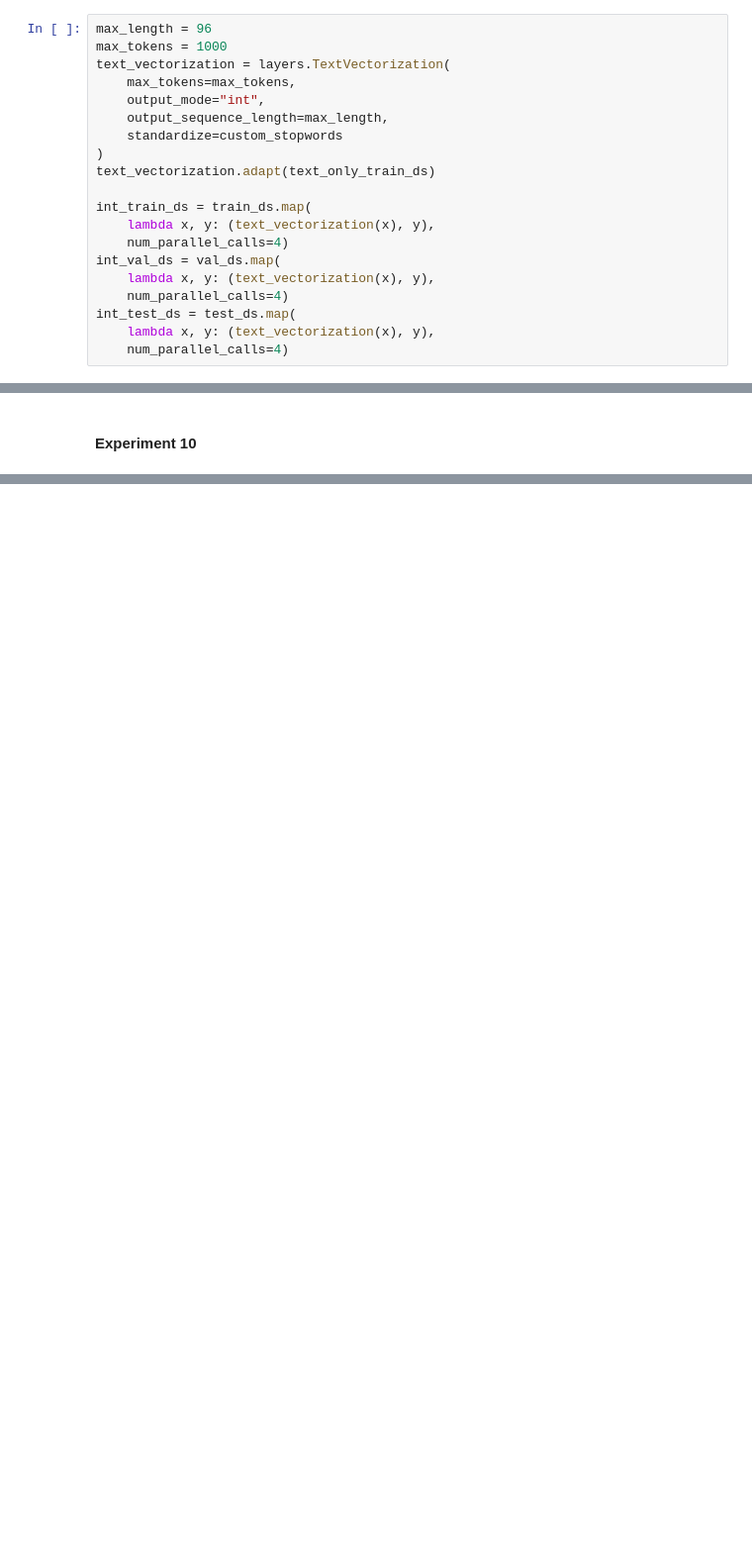
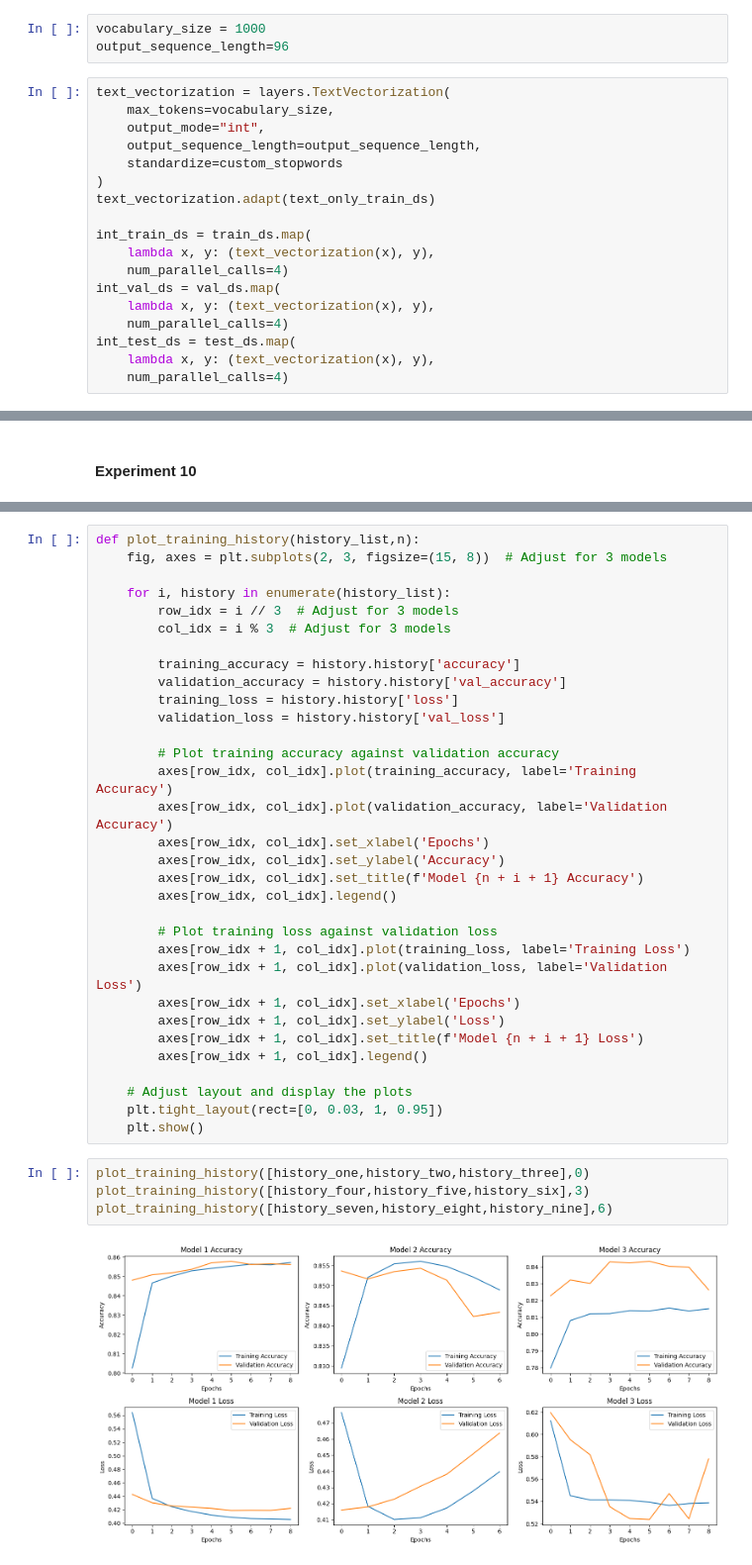
Before and after one commit to hayashady/NU_MSDS, a Jupyter notebook: 458 - Artificial Intelligence & Deep Learning/458.7 - Natural Language Processing: RNN, LTSM, 1D CNN/Assignment3Hayashi.ipynb, the cells around one changed output, grey strips where cells are left out. Shown at 99% size. Drawn from its saved outputs; the diff is of its cells as text; blank space fills up the shorter version.

```diff
--- a/458 - Artificial Intelligence & Deep Learning/458.7 - Natural Language Processing: RNN, LTSM, 1D CNN/Assignment3Hayashi.ipynb
+++ b/458 - Artificial Intelligence & Deep Learning/458.7 - Natural Language Processing: RNN, LTSM, 1D CNN/Assignment3Hayashi.ipynb
@@ -79,13 +85,14 @@ def custom_stopwords(input_text):
                                   ,'[%s]' % re.escape(string.punctuation)
                                   ,'')
     return tf.strings.regex_replace(stripped_punct, r'\b(' + r'|'.join(STOPWORDS) + r')\b\s*',"")
+# %%
+vocabulary_size = 1000
+output_sequence_length=96
 # %%
-max_length = 96
-max_tokens = 1000
 text_vectorization = layers.TextVectorization(
-    max_tokens=max_tokens,
+    max_tokens=vocabulary_size,
     output_mode="int",
-    output_sequence_length=max_length,
+    output_sequence_length=output_sequence_length,
     standardize=custom_stopwords
 )
 text_vectorization.adapt(text_only_train_ds)
@@ -204,0 +579,38 @@ pred_classes = np.argmax(model.predict(int_test_ds), axis=-1)
+# %%
+def plot_training_history(history_list,n):
+    fig, axes = plt.subplots(2, 3, figsize=(15, 8))  # Adjust for 3 models
+
+    for i, history in enumerate(history_list):
+        row_idx = i // 3  # Adjust for 3 models
+        col_idx = i % 3  # Adjust for 3 models
+
+        training_accuracy = history.history['accuracy']
+        validation_accuracy = history.history['val_accuracy']
+        training_loss = history.history['loss']
+        validation_loss = history.history['val_loss']
+
+        # Plot training accuracy against validation accuracy
+        axes[row_idx, col_idx].plot(training_accuracy, label='Training Accuracy')
+        axes[row_idx, col_idx].plot(validation_accuracy, label='Validation Accuracy')
+        axes[row_idx, col_idx].set_xlabel('Epochs')
+        axes[row_idx, col_idx].set_ylabel('Accuracy')
+        axes[row_idx, col_idx].set_title(f'Model {n + i + 1} Accuracy')
+        axes[row_idx, col_idx].legend()
+
+        # Plot training loss against validation loss
+        axes[row_idx + 1, col_idx].plot(training_loss, label='Training Loss')
+        axes[row_idx + 1, col_idx].plot(validation_loss, label='Validation Loss')
+        axes[row_idx + 1, col_idx].set_xlabel('Epochs')
+        axes[row_idx + 1, col_idx].set_ylabel('Loss')
+        axes[row_idx + 1, col_idx].set_title(f'Model {n + i + 1} Loss')
+        axes[row_idx + 1, col_idx].legend()
+
+    # Adjust layout and display the plots
+    plt.tight_layout(rect=[0, 0.03, 1, 0.95])
+    plt.show()
+# %%
+plot_training_history([history_one,history_two,history_three],0)
+plot_training_history([history_four,history_five,history_six],3)
+plot_training_history([history_seven,history_eight,history_nine],6)
+# %% [output]
+[figure, added]
```
Also changed, not shown: parts of 21 cells of this notebook, 13 other files.
